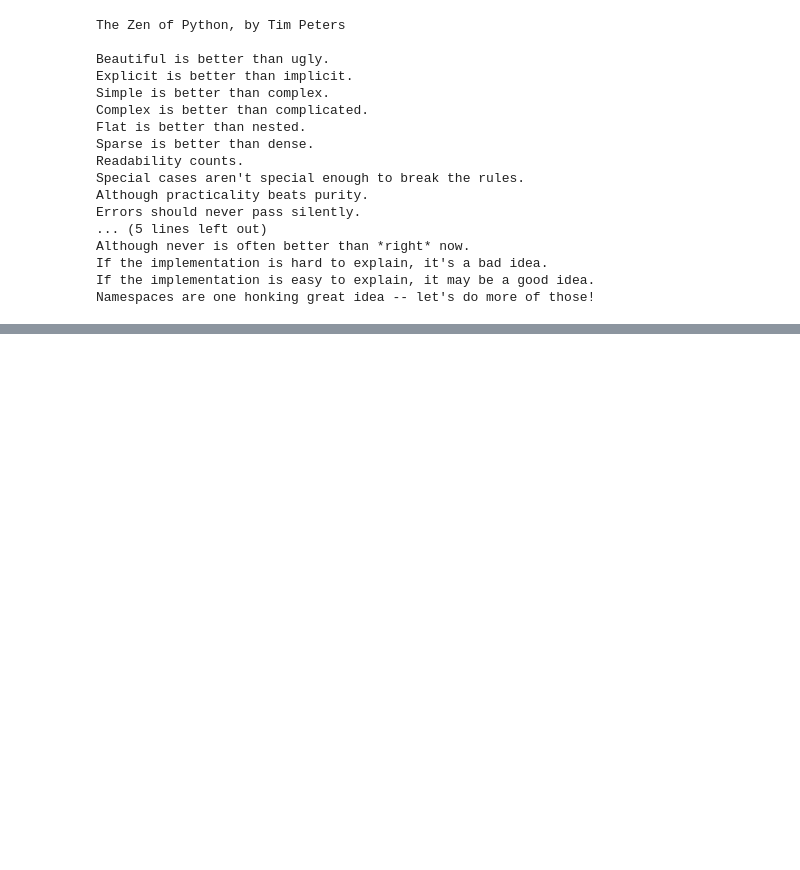
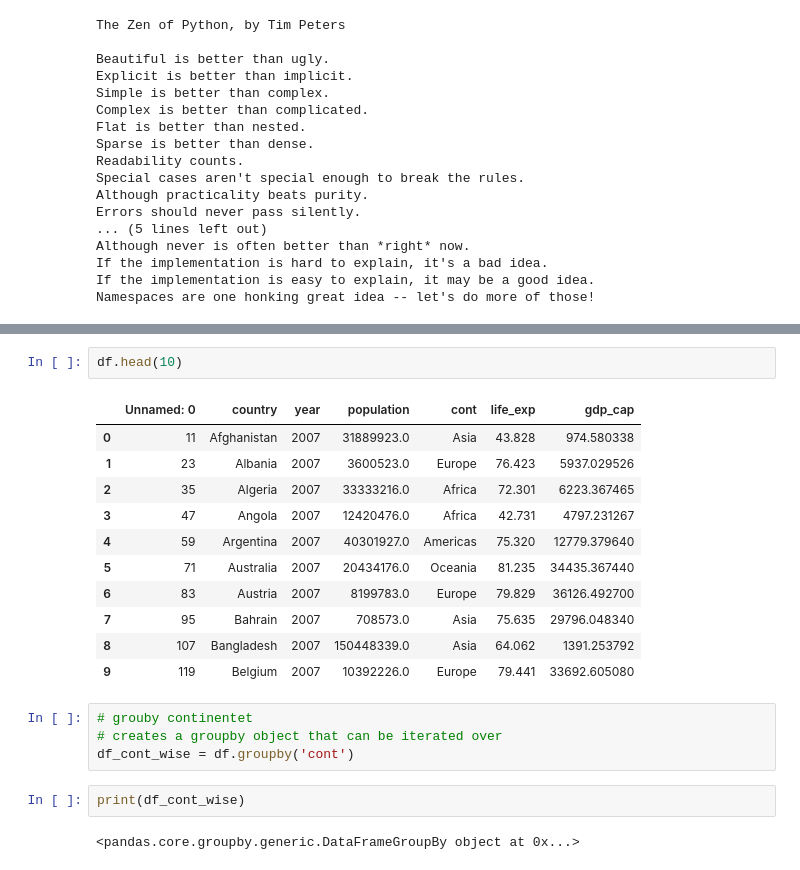
Before and after one commit to kel-elKapitan/Data223, a Jupyter notebook: Data 223/Python/Data with python/pandas_basic.ipynb, the cells around one changed output, grey strips where cells are left out. Saved outputs shown, nothing was run; the diff lists cells and outputs as text; blank space fills up the shorter version.

```diff
--- a/Data 223/Python/Data with python/pandas_basic.ipynb
+++ b/Data 223/Python/Data with python/pandas_basic.ipynb
@@ -124,0 +531,22 @@ Namespaces are one honking great idea -- let's do more of those!
+# %%
+df.head(10)
+# %% [output]
+|  | Unnamed: 0 | country | year | population | cont | life_exp | gdp_cap |
+| 0 | 11 | Afghanistan | 2007 | 31889923.0 | Asia | 43.828 | 974.580338 |
+| 1 | 23 | Albania | 2007 | 3600523.0 | Europe | 76.423 | 5937.029526 |
+| 2 | 35 | Algeria | 2007 | 33333216.0 | Africa | 72.301 | 6223.367465 |
+| 3 | 47 | Angola | 2007 | 12420476.0 | Africa | 42.731 | 4797.231267 |
+| 4 | 59 | Argentina | 2007 | 40301927.0 | Americas | 75.320 | 12779.379640 |
+| 5 | 71 | Australia | 2007 | 20434176.0 | Oceania | 81.235 | 34435.367440 |
+| 6 | 83 | Austria | 2007 | 8199783.0 | Europe | 79.829 | 36126.492700 |
+| 7 | 95 | Bahrain | 2007 | 708573.0 | Asia | 75.635 | 29796.048340 |
+| 8 | 107 | Bangladesh | 2007 | 150448339.0 | Asia | 64.062 | 1391.253792 |
+| 9 | 119 | Belgium | 2007 | 10392226.0 | Europe | 79.441 | 33692.605080 |
+# %%
+# grouby continentet
+# creates a groupby object that can be iterated over
+df_cont_wise = df.groupby('cont')
+# %%
+print(df_cont_wise)
+# %% [output]
+<pandas.core.groupby.generic.DataFrameGroupBy object at 0x...>
```
Also changed, not shown: parts of 60 cells of this notebook, 9 other files.
